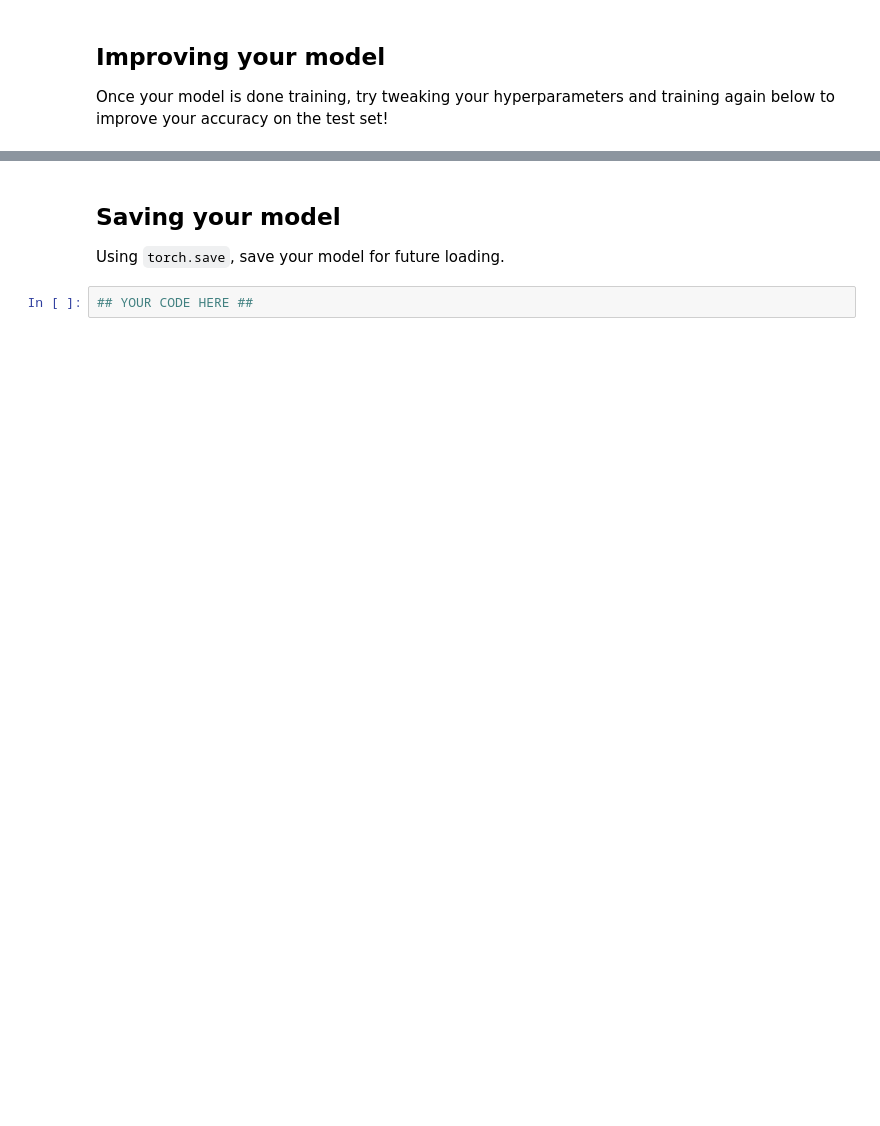
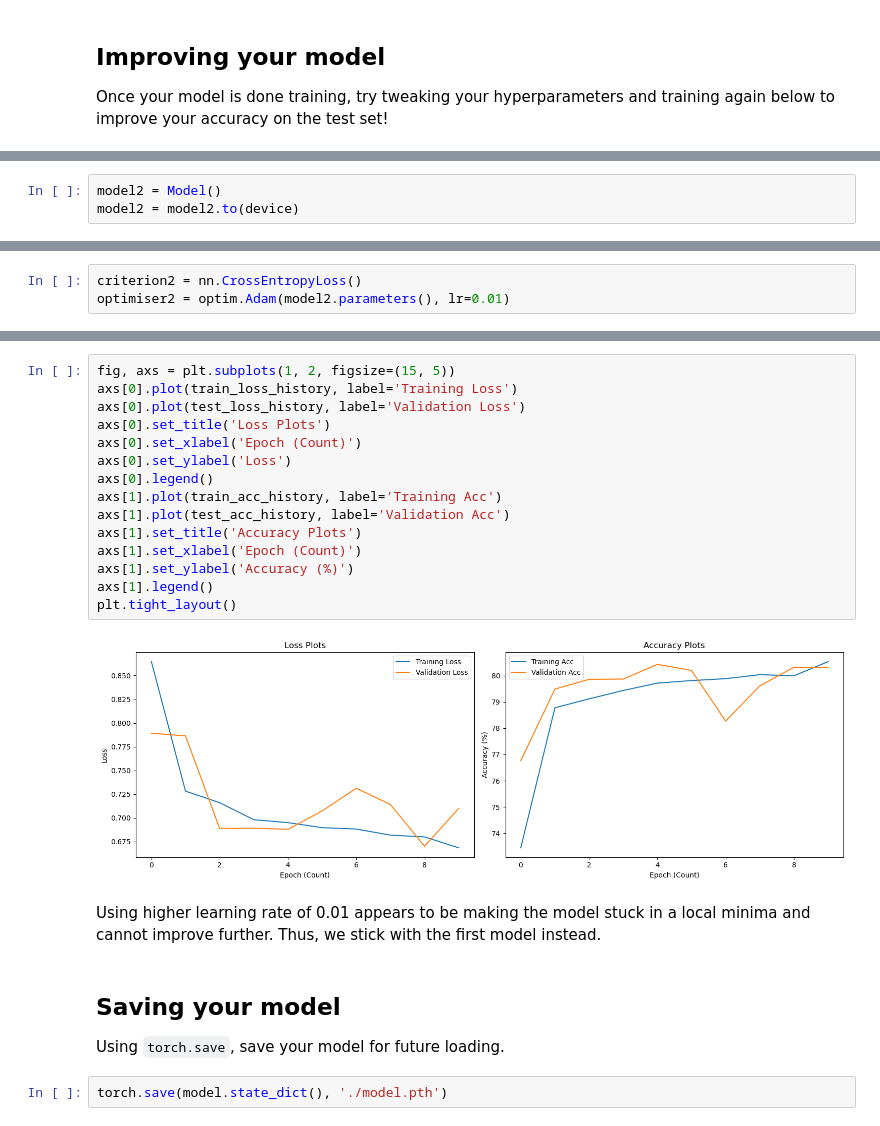
Before and after one commit to WisnuMulya/MNIST-classifier, a Jupyter notebook: MNIST_Handwritten_Digits-STARTER.ipynb, the cells around one changed output, grey strips where cells are left out. Drawn from its saved outputs; the diff is of its cells as text; blank space fills up the shorter version.

```diff
--- a/MNIST_Handwritten_Digits-STARTER.ipynb
+++ b/MNIST_Handwritten_Digits-STARTER.ipynb
@@ -133,0 +267,3 @@ Once your model is done training, try tweaking your hyperparameters and training
+# %%
+model2 = Model()
+model2 = model2.to(device)
@@ -133,0 +272,3 @@ Once your model is done training, try tweaking your hyperparameters and training
+# %%
+criterion2 = nn.CrossEntropyLoss()
+optimiser2 = optim.Adam(model2.parameters(), lr=0.01)
@@ -134,5 +367,24 @@ Once your model is done training, try tweaking your hyperparameters and training
+# %%
+fig, axs = plt.subplots(1, 2, figsize=(15, 5))
+axs[0].plot(train_loss_history, label='Training Loss')
+axs[0].plot(test_loss_history, label='Validation Loss')
+axs[0].set_title('Loss Plots')
+axs[0].set_xlabel('Epoch (Count)')
+axs[0].set_ylabel('Loss')
+axs[0].legend()
+axs[1].plot(train_acc_history, label='Training Acc')
+axs[1].plot(test_acc_history, label='Validation Acc')
+axs[1].set_title('Accuracy Plots')
+axs[1].set_xlabel('Epoch (Count)')
+axs[1].set_ylabel('Accuracy (%)')
+axs[1].legend()
+plt.tight_layout()
+# %% [output]
+[figure, added]
+# %% [markdown]
+Using higher learning rate of 0.01 appears to be making the model stuck in a local minima and cannot improve further. Thus, we stick with the first model instead.
 # %% [markdown]
 ## Saving your model
 Using `torch.save`, save your model for future loading.
-# %%
-## YOUR CODE HERE ##
+# %%
+torch.save(model.state_dict(), './model.pth')
```
Also changed, not shown: parts of 25 cells of this notebook, 1 other file.
